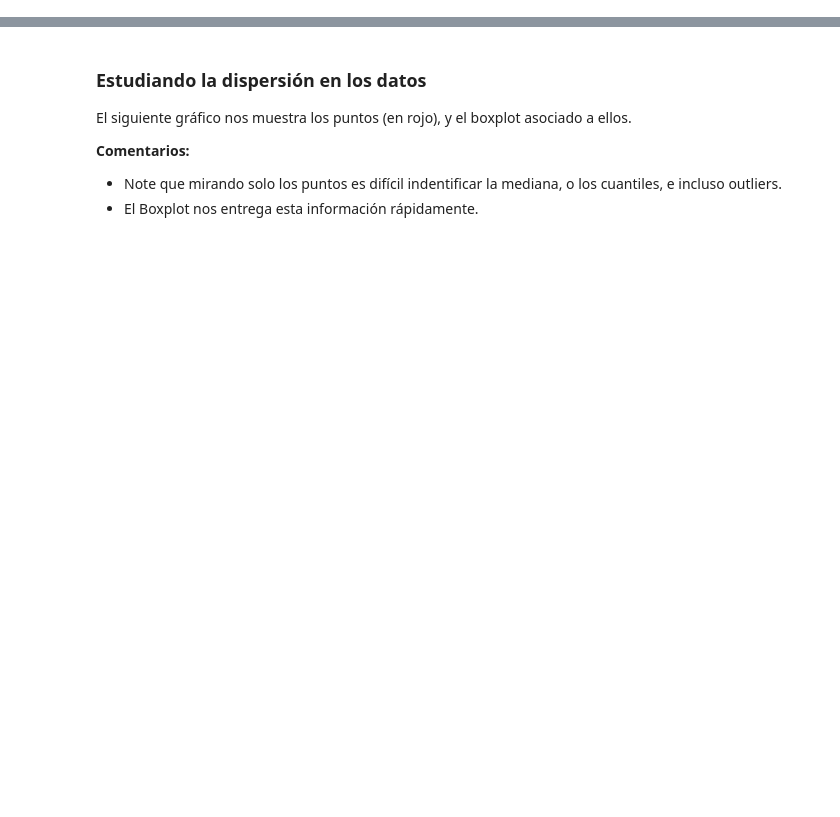
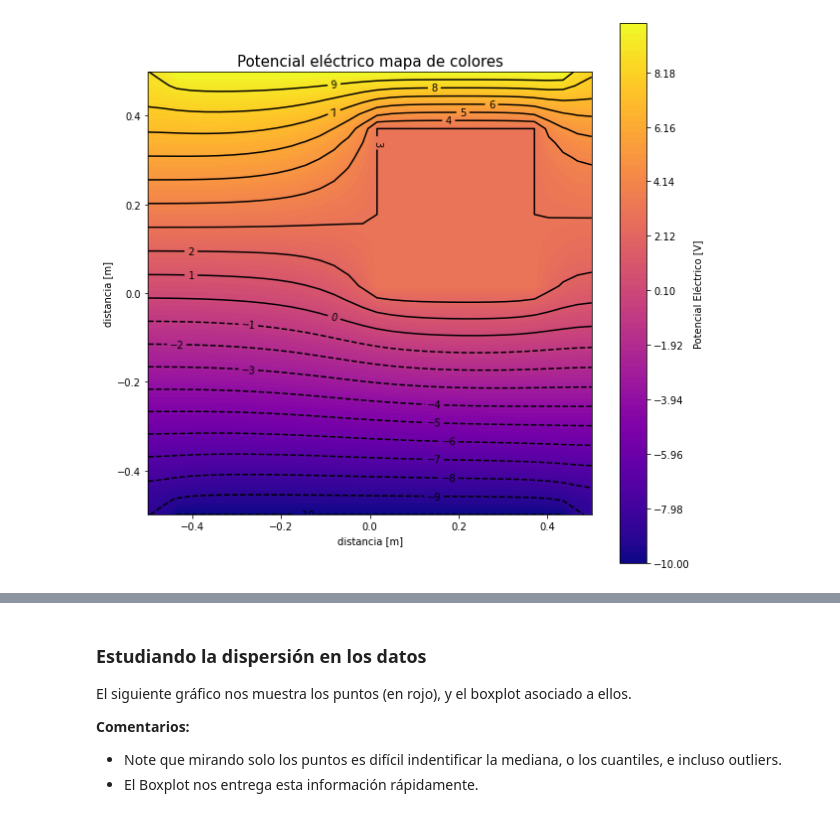
Before and after one commit to foncheto/FCD, a Jupyter notebook: Boxplots.ipynb, the cells around one changed output, grey strips where cells are left out. Drawn from its saved outputs; the diff is of its cells as text; code cells hidden in the pictures; blank space fills up the shorter version.

```diff
--- a/Boxplots.ipynb
+++ b/Boxplots.ipynb
@@ -32,0 +71,17 @@ df.describe() #claramente notamos asimetria en estos datos (compare la mediana c
+# %%
+levels = np.linspace(np.min(V), np.max(V), 100)
+fig, ax = plt.subplots(1, 1, figsize=(10, 10))
+f = plt.contourf(x, y, V,levels, cmap='plasma')
+contours = plt.contour(x, y,V,20, colors='black')
+plt.clabel(contours, inline=True, fontsize=10)
+
+cbar = plt.colorbar(f)
+cbar.ax.set_ylabel('Potencial Eléctrico [V]')
+ax.set_aspect('equal')
+ax.set_title('Potencial eléctrico mapa de colores',fontsize=15)
+ax.set_xlabel('distancia [m]')
+ax.set_ylabel('distancia [m]')
+
+plt.show()
+# %% [output]
+[figure, added]
```
Also changed, not shown: parts of 10 cells of this notebook, 12 other files.
